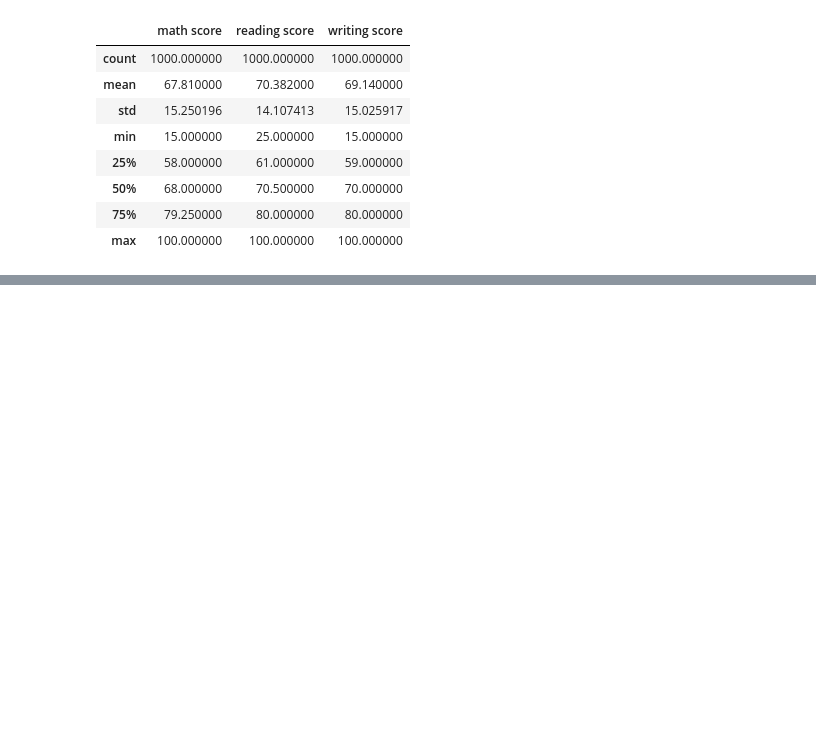
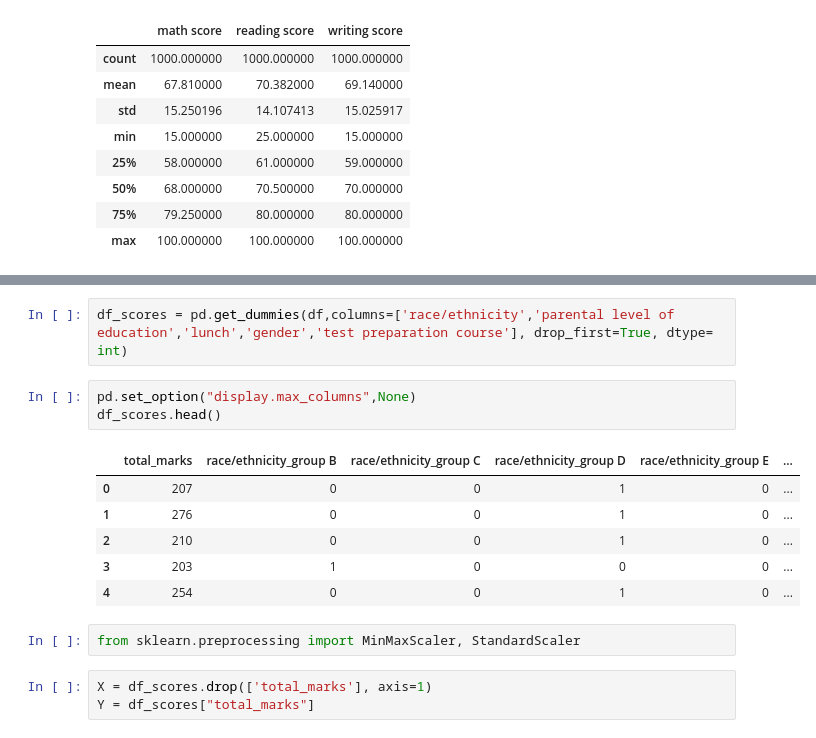
Before and after one commit to SHRIYA-Dscience/Machine-Learning-Projects, a Jupyter notebook: notebook/STUDENT_EDA.ipynb, the cells around one changed output, grey strips where cells are left out. Drawn from its saved outputs; the diff is of its cells as text; blank space fills up the shorter version.

```diff
--- a/notebook/STUDENT_EDA.ipynb
+++ b/notebook/STUDENT_EDA.ipynb
@@ -149,0 +185,17 @@ df.describe(include="all")
+# %%
+df_scores = pd.get_dummies(df,columns=['race/ethnicity','parental level of education','lunch','gender','test preparation course'], drop_first=True, dtype= int)
+# %%
+pd.set_option("display.max_columns",None)
+df_scores.head()
+# %% [output]
+|  | total_marks | race/ethnicity_group B | race/ethnicity_group C | race/ethnicity_group D | race/ethnicity_group E | ... |
+| 0 | 207 | 0 | 0 | 1 | 0 | ... |
+| 1 | 276 | 0 | 0 | 1 | 0 | ... |
+| 2 | 210 | 0 | 0 | 1 | 0 | ... |
+| 3 | 203 | 1 | 0 | 0 | 0 | ... |
+| 4 | 254 | 0 | 0 | 1 | 0 | ... |
+# %%
+from sklearn.preprocessing import MinMaxScaler, StandardScaler
+# %%
+X = df_scores.drop(['total_marks'], axis=1)
+Y = df_scores["total_marks"]
```
Also changed, not shown: parts of 13 cells of this notebook, 4 other files.
